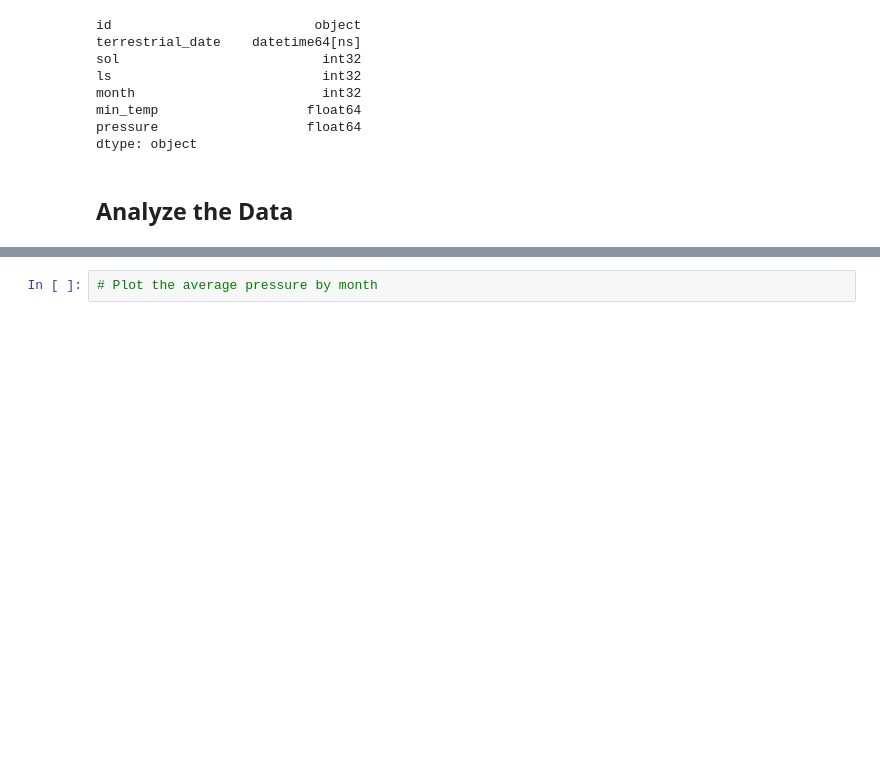
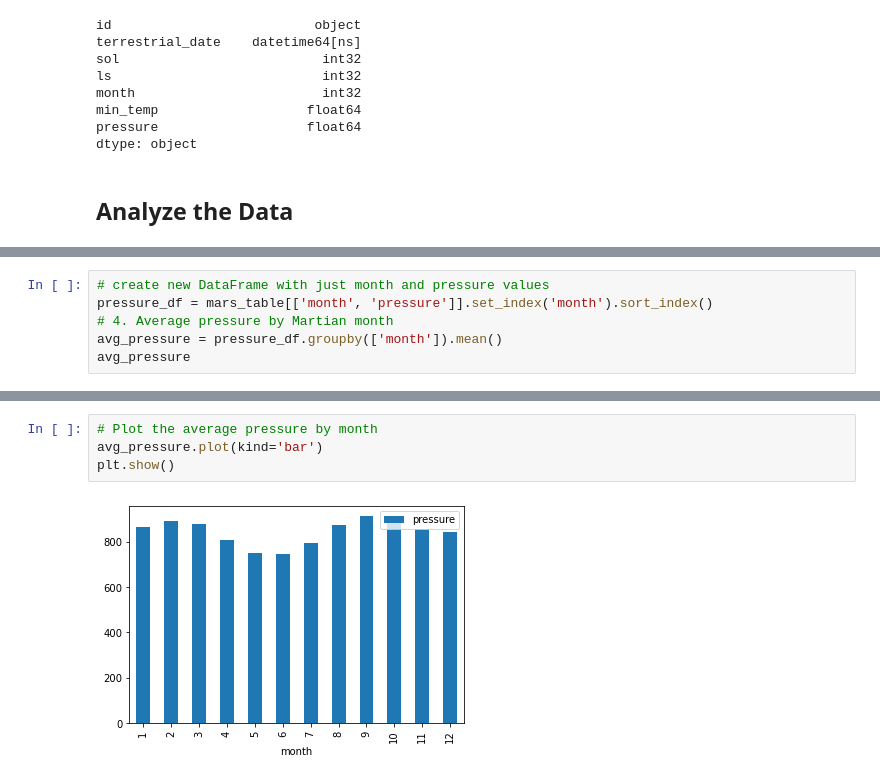
Before and after one commit to latoyawenzinger/Web_Scraping_Challenge, a Jupyter notebook: Mars_Weather.ipynb, the cells around one changed output, grey strips where cells are left out. Drawn from its saved outputs; the diff is of its cells as text; blank space fills up the shorter version.

```diff
--- a/Mars_Weather.ipynb
+++ b/Mars_Weather.ipynb
@@ -142,0 +156,6 @@ months_df
+# %%
+# create new DataFrame with just month and pressure values
+pressure_df = mars_table[['month', 'pressure']].set_index('month').sort_index()
+# 4. Average pressure by Martian month
+avg_pressure = pressure_df.groupby(['month']).mean()
+avg_pressure
@@ -143,4 +177,8 @@ months_df
 # %%
 # Plot the average pressure by month
+avg_pressure.plot(kind='bar')
+plt.show()
+# %% [output]
+[figure, added]
 # %%
 # How many terrestrial (earth) days are there in a Martian year?
```
Also changed, not shown: parts of 10 cells of this notebook.
